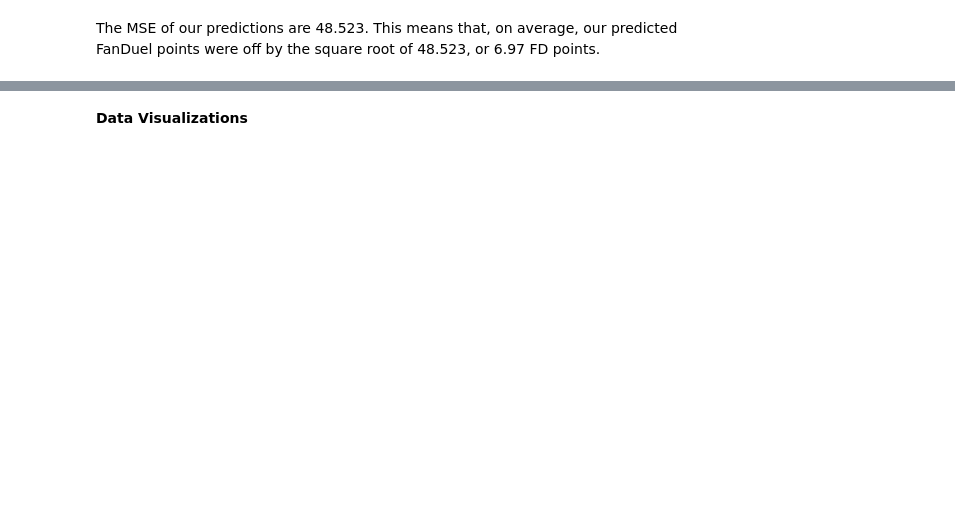
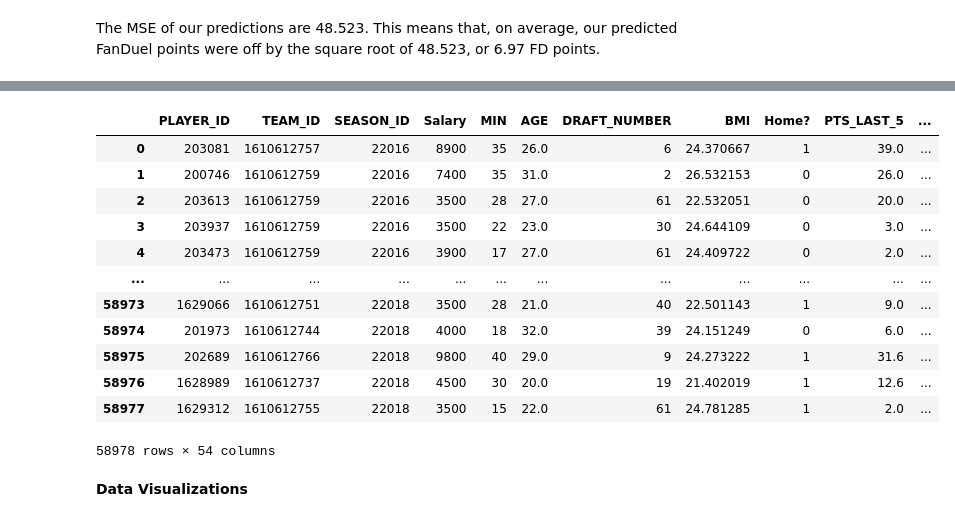
Before and after one commit to JordanLevy99/NBA_Machine_Learning_Projections, a Jupyter notebook: FinalProject.ipynb, the cells around one changed output, grey strips where cells are left out. Saved outputs shown, nothing was run; the diff lists cells and outputs as text; code cells hidden in the pictures; blank space fills up the shorter version.

```diff
--- a/FinalProject.ipynb
+++ b/FinalProject.ipynb
@@ -918,3 +1332,19 @@ plt.scatter(pred, y_test)
+# %%
+m_
+# %% [output]
+|  | PLAYER_ID | TEAM_ID | SEASON_ID | Salary | MIN | AGE | DRAFT_NUMBER | BMI | Home? | PTS_LAST_5 | ... |
+| 0 | 203081 | 1610612757 | 22016 | 8900 | 35 | 26.0 | 6 | 24.370667 | 1 | 39.0 | ... |
+| 1 | 200746 | 1610612759 | 22016 | 7400 | 35 | 31.0 | 2 | 26.532153 | 0 | 26.0 | ... |
+| 2 | 203613 | 1610612759 | 22016 | 3500 | 28 | 27.0 | 61 | 22.532051 | 0 | 20.0 | ... |
+| 3 | 203937 | 1610612759 | 22016 | 3500 | 22 | 23.0 | 30 | 24.644109 | 0 | 3.0 | ... |
+| 4 | 203473 | 1610612759 | 22016 | 3900 | 17 | 27.0 | 61 | 24.409722 | 0 | 2.0 | ... |
+| ... | ... | ... | ... | ... | ... | ... | ... | ... | ... | ... | ... |
+| 58973 | 1629066 | 1610612751 | 22018 | 3500 | 28 | 21.0 | 40 | 22.501143 | 1 | 9.0 | ... |
+| 58974 | 201973 | 1610612744 | 22018 | 4000 | 18 | 32.0 | 39 | 24.151249 | 0 | 6.0 | ... |
+| 58975 | 202689 | 1610612766 | 22018 | 9800 | 40 | 29.0 | 9 | 24.273222 | 1 | 31.6 | ... |
+| 58976 | 1628989 | 1610612737 | 22018 | 4500 | 30 | 20.0 | 19 | 21.402019 | 1 | 12.6 | ... |
+| 58977 | 1629312 | 1610612755 | 22018 | 3500 | 15 | 22.0 | 61 | 24.781285 | 1 | 2.0 | ... |
+58978 rows × 54 columns
 # %% [markdown]
 **Data Visualizations**
 # %%
```
Also changed, not shown: parts of 105 cells of this notebook, 8 other files.
